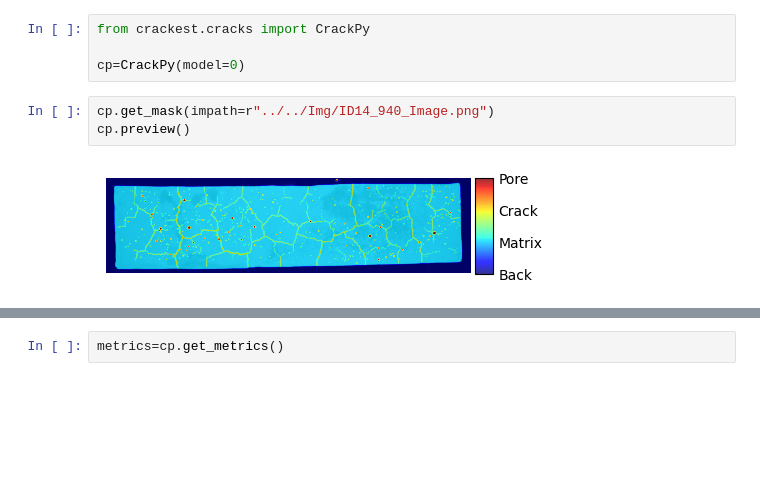
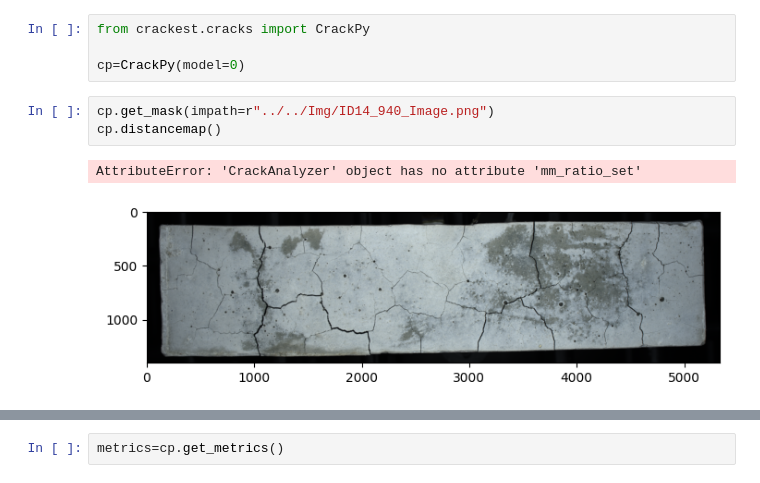
Before and after one commit to Rievil/CrackenPy, a Jupyter notebook: Examples/Scripts/Python/Basics.ipynb, the cells around one changed output, grey strips where cells are left out. Saved outputs shown, nothing was run; the diff lists cells and outputs as text; blank space fills up the shorter version.

```diff
--- a/Examples/Scripts/Python/Basics.ipynb
+++ b/Examples/Scripts/Python/Basics.ipynb
@@ -4,9 +4,10 @@ from crackest.cracks import CrackPy
 cp=CrackPy(model=0)
 # %%
 cp.get_mask(impath=r"../../Img/ID14_940_Image.png")
-cp.preview()
+cp.distancemap()
 # %% [output]
+AttributeError: 'CrackAnalyzer' object has no attribute 'mm_ratio_set'
-[figure, old version]
+[figure, new version]
 # %%
 cp.preview(mask="crack")
 # %% [output]
```
Also changed, not shown: parts of 3 cells of this notebook, 4 other files.
